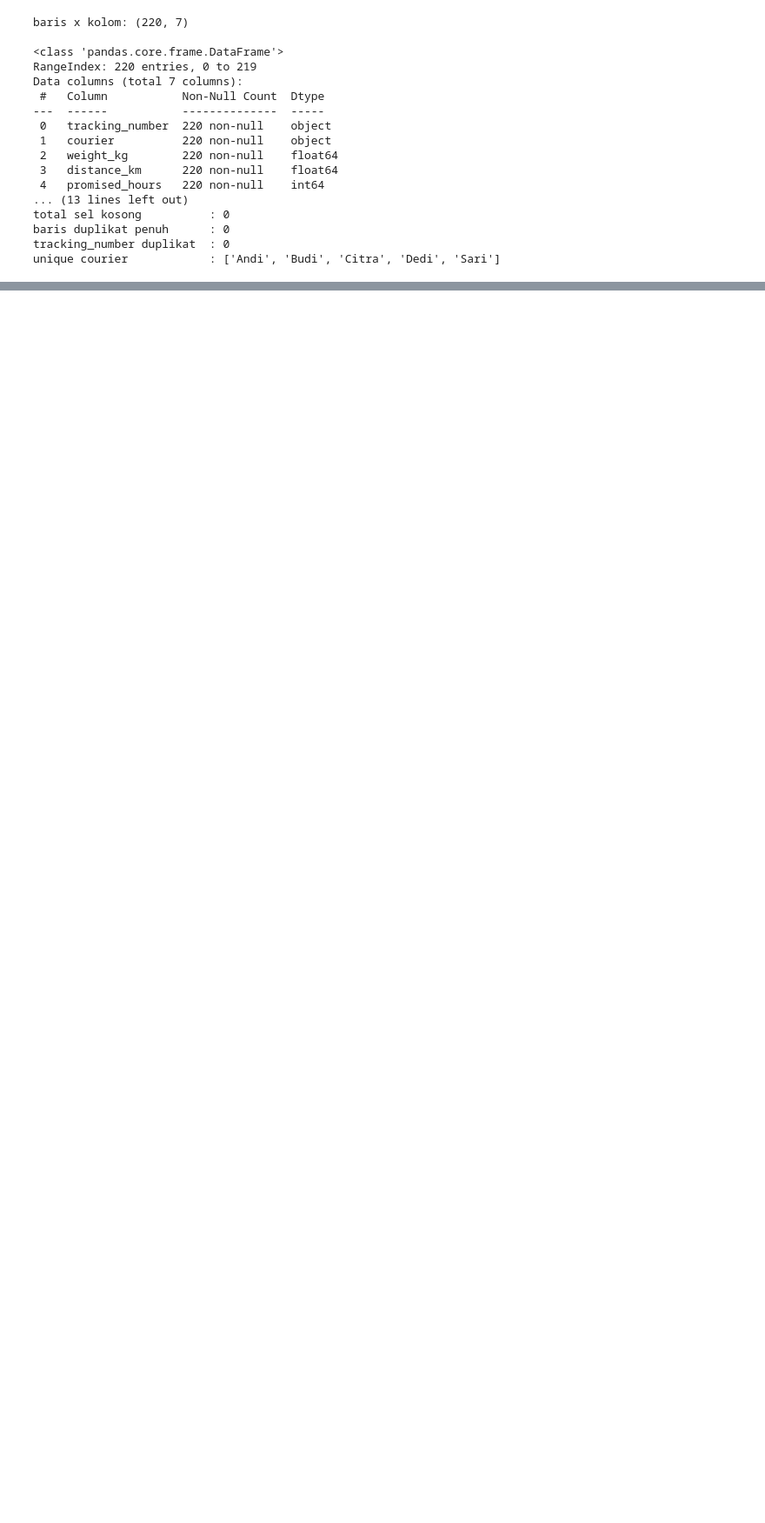
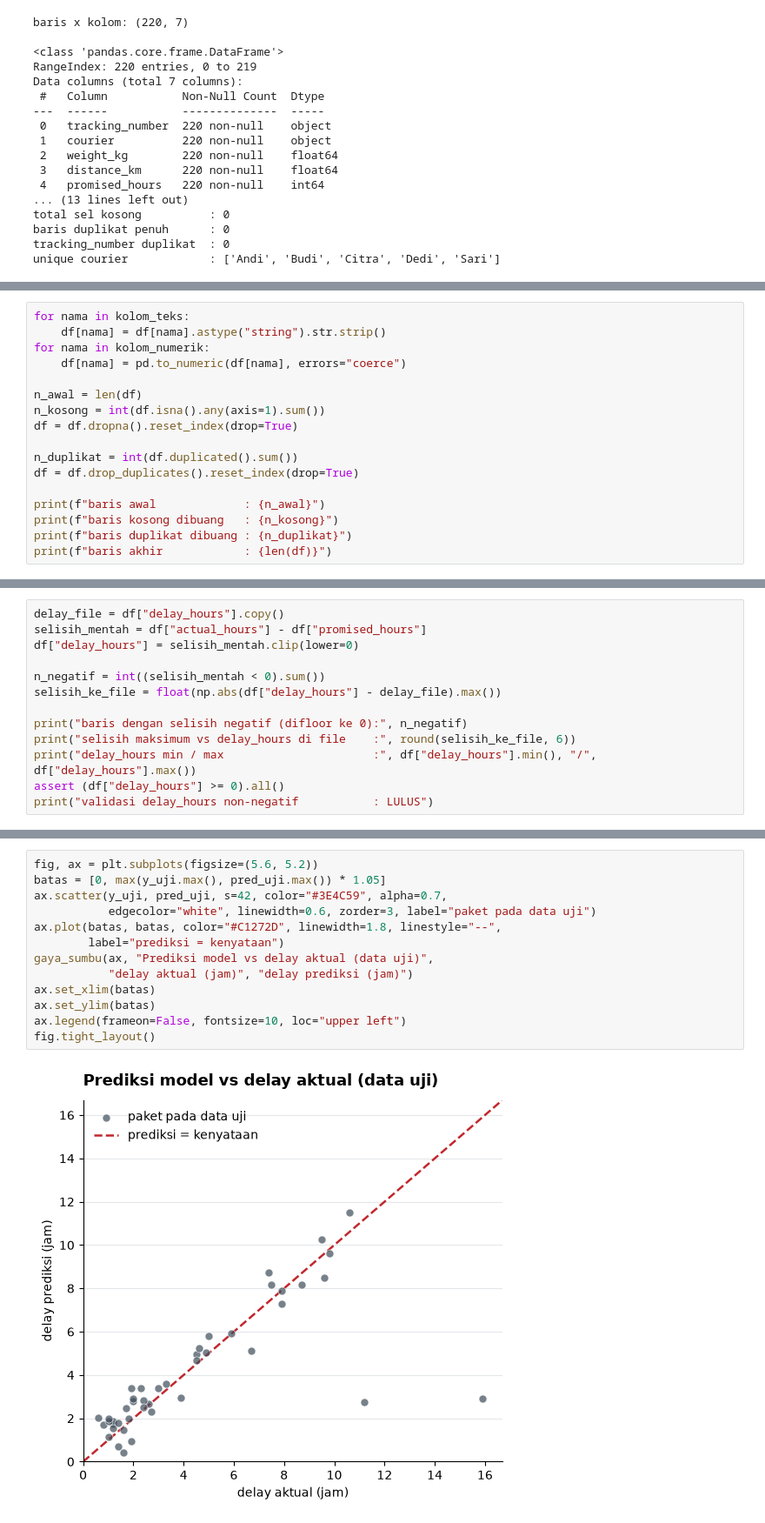
Before and after one commit to Ampasan/anteraja-capstone-naufalrakanramadhan, a Jupyter notebook: shipment-delivery-analysis.ipynb, the cells around one changed output, grey strips where cells are left out. Shown at 87% size. Cells and saved outputs as stored; diff of their text form; blank space fills up the shorter version.

```diff
--- a/shipment-delivery-analysis.ipynb
+++ b/shipment-delivery-analysis.ipynb
@@ -89,0 +140,17 @@ unique courier            : ['Andi', 'Budi', 'Citra', 'Dedi', 'Sari']
+# %%
+for nama in kolom_teks:
+    df[nama] = df[nama].astype("string").str.strip()
+for nama in kolom_numerik:
+    df[nama] = pd.to_numeric(df[nama], errors="coerce")
+
+n_awal = len(df)
+n_kosong = int(df.isna().any(axis=1).sum())
+df = df.dropna().reset_index(drop=True)
+
+n_duplikat = int(df.duplicated().sum())
+df = df.drop_duplicates().reset_index(drop=True)
+
+print(f"baris awal             : {n_awal}")
+print(f"baris kosong dibuang   : {n_kosong}")
+print(f"baris duplikat dibuang : {n_duplikat}")
+print(f"baris akhir            : {len(df)}")
@@ -89,0 +185,13 @@ unique courier            : ['Andi', 'Budi', 'Citra', 'Dedi', 'Sari']
+# %%
+delay_file = df["delay_hours"].copy()
+selisih_mentah = df["actual_hours"] - df["promised_hours"]
+df["delay_hours"] = selisih_mentah.clip(lower=0)
+
+n_negatif = int((selisih_mentah < 0).sum())
+selisih_ke_file = float(np.abs(df["delay_hours"] - delay_file).max())
+
+print("baris dengan selisih negatif (difloor ke 0):", n_negatif)
+print("selisih maksimum vs delay_hours di file    :", round(selisih_ke_file, 6))
+print("delay_hours min / max                      :", df["delay_hours"].min(), "/", df["delay_hours"].max())
+assert (df["delay_hours"] >= 0).all()
+print("validasi delay_hours non-negatif           : LULUS")
@@ -89,0 +442,15 @@ unique courier            : ['Andi', 'Budi', 'Citra', 'Dedi', 'Sari']
+# %%
+fig, ax = plt.subplots(figsize=(5.6, 5.2))
+batas = [0, max(y_uji.max(), pred_uji.max()) * 1.05]
+ax.scatter(y_uji, pred_uji, s=42, color="#3E4C59", alpha=0.7,
+           edgecolor="white", linewidth=0.6, zorder=3, label="paket pada data uji")
+ax.plot(batas, batas, color="#C1272D", linewidth=1.8, linestyle="--",
+        label="prediksi = kenyataan")
+gaya_sumbu(ax, "Prediksi model vs delay aktual (data uji)",
+           "delay aktual (jam)", "delay prediksi (jam)")
+ax.set_xlim(batas)
+ax.set_ylim(batas)
+ax.legend(frameon=False, fontsize=10, loc="upper left")
+fig.tight_layout()
+# %% [output]
+[figure, added]
```
Also changed, not shown: parts of 24 cells of this notebook.
